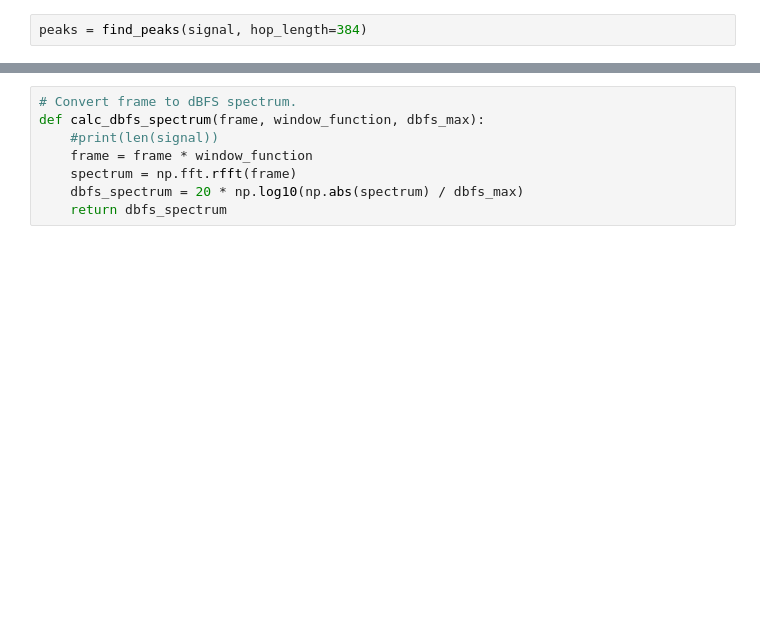
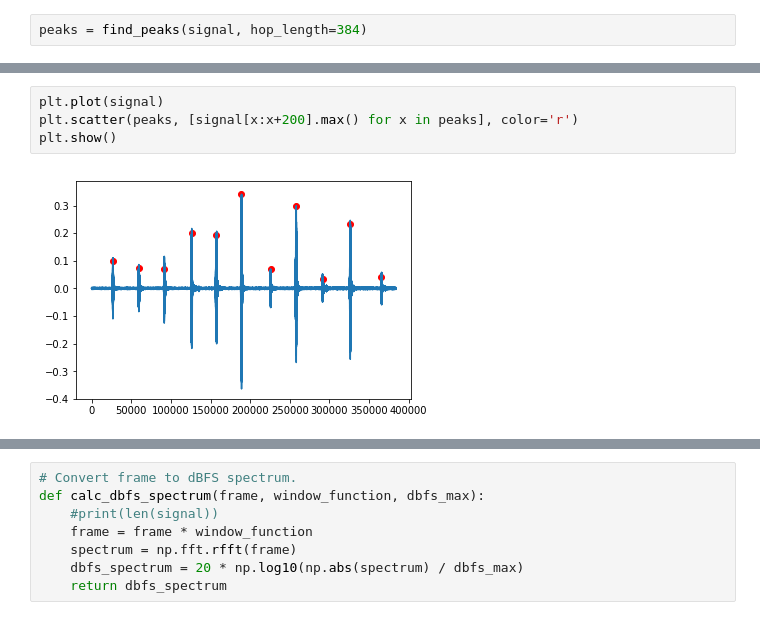
Before and after one commit to cloudedbats/cloudedbats_dsp, a Jupyter notebook: notebooks/experimental/zero_crossing_in_frequency_domain.ipynb, the cells around one changed output, grey strips where cells are left out. Saved outputs shown, nothing was run; the diff lists cells and outputs as text; blank space fills up the shorter version.

```diff
--- a/notebooks/experimental/zero_crossing_in_frequency_domain.ipynb
+++ b/notebooks/experimental/zero_crossing_in_frequency_domain.ipynb
@@ -117,0 +117,6 @@ array([ 21120,  51840,  85248,  86784, 117888, 152064, 183936, 220800,
+# %%
+plt.plot(signal)
+plt.scatter(peaks, [signal[x:x+200].max() for x in peaks], color='r')
+plt.show()
+# %% [output]
+[figure, added]
```
Also changed, not shown: parts of 34 cells of this notebook, 2 other files.
